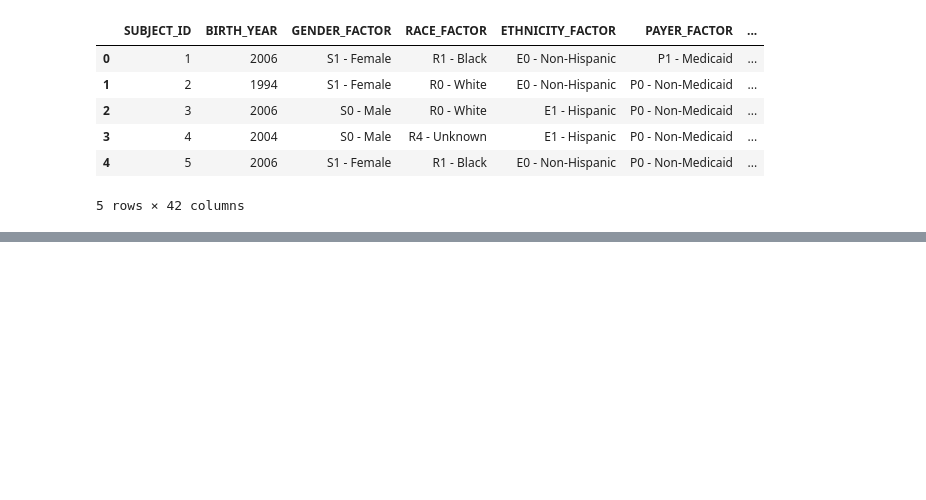
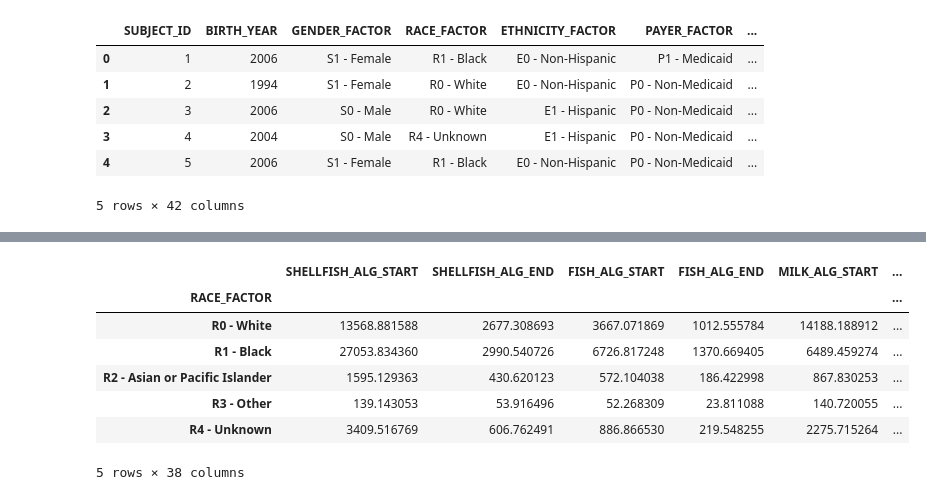
Before and after one commit to rbeebe1/project_01_group_01, a Jupyter notebook: app.ipynb, the cells around one changed output, grey strips where cells are left out. Saved outputs shown, nothing was run; the diff lists cells and outputs as text; code cells hidden in the pictures; blank space fills up the shorter version.

```diff
--- a/app.ipynb
+++ b/app.ipynb
@@ -42,0 +107,25 @@ food_allergy.head()
+# %%
+group_cols_Race = ['RACE_FACTOR', 'SHELLFISH_ALG_START',
+       'SHELLFISH_ALG_END', 'FISH_ALG_START', 'FISH_ALG_END', 'MILK_ALG_START',
+       'MILK_ALG_END', 'SOY_ALG_START', 'SOY_ALG_END', 'EGG_ALG_START',
+       'EGG_ALG_END', 'WHEAT_ALG_START', 'WHEAT_ALG_END', 'PEANUT_ALG_START',
+       'PEANUT_ALG_END', 'SESAME_ALG_START', 'SESAME_ALG_END',
+       'TREENUT_ALG_START', 'TREENUT_ALG_END', 'WALNUT_ALG_START',
+       'WALNUT_ALG_END', 'PECAN_ALG_START', 'PECAN_ALG_END',
+       'PISTACH_ALG_START', 'PISTACH_ALG_END', 'ALMOND_ALG_START',
+       'ALMOND_ALG_END', 'BRAZIL_ALG_START', 'BRAZIL_ALG_END',
+       'HAZELNUT_ALG_START', 'HAZELNUT_ALG_END', 'CASHEW_ALG_START',
+       'CASHEW_ALG_END', 'ATOPIC_DERM_START', 'ATOPIC_DERM_END',
+       'ALLERGIC_RHINITIS_START', 'ALLERGIC_RHINITIS_END', 'ASTHMA_START',
+       'ASTHMA_END']
+allergy_race_df = df[group_cols_Race].groupby('RACE_FACTOR').sum()
+allergy_race_df.head(50)
+# %% [output]
+|  | SHELLFISH_ALG_START | SHELLFISH_ALG_END | FISH_ALG_START | FISH_ALG_END | MILK_ALG_START | ... |
+| RACE_FACTOR |  |  |  |  |  | ... |
+| R0 - White | 13568.881588 | 2677.308693 | 3667.071869 | 1012.555784 | 14188.188912 | ... |
+| R1 - Black | 27053.834360 | 2990.540726 | 6726.817248 | 1370.669405 | 6489.459274 | ... |
+| R2 - Asian or Pacific Islander | 1595.129363 | 430.620123 | 572.104038 | 186.422998 | 867.830253 | ... |
+| R3 - Other | 139.143053 | 53.916496 | 52.268309 | 23.811088 | 140.720055 | ... |
+| R4 - Unknown | 3409.516769 | 606.762491 | 886.866530 | 219.548255 | 2275.715264 | ... |
+5 rows × 38 columns
```
Also changed, not shown: parts of 9 cells of this notebook.
